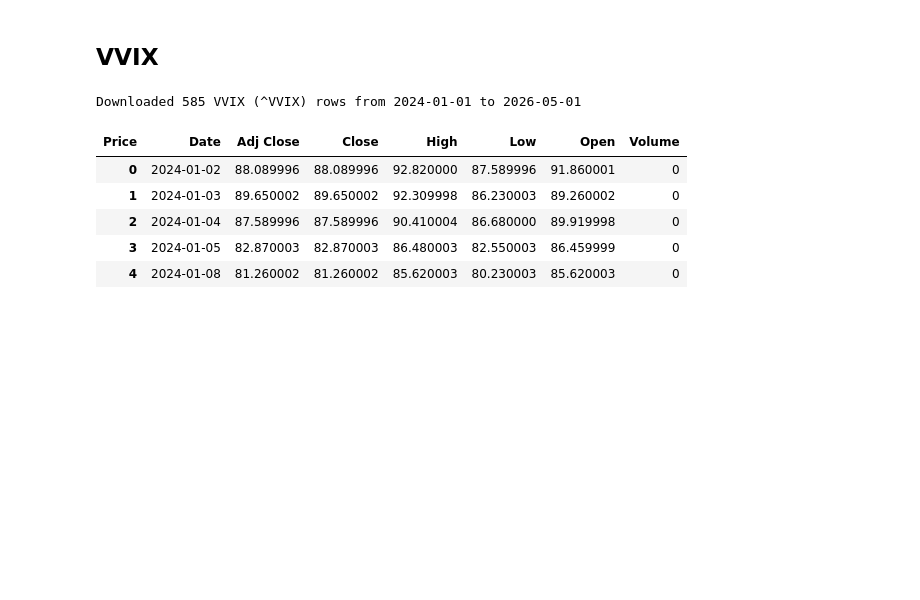
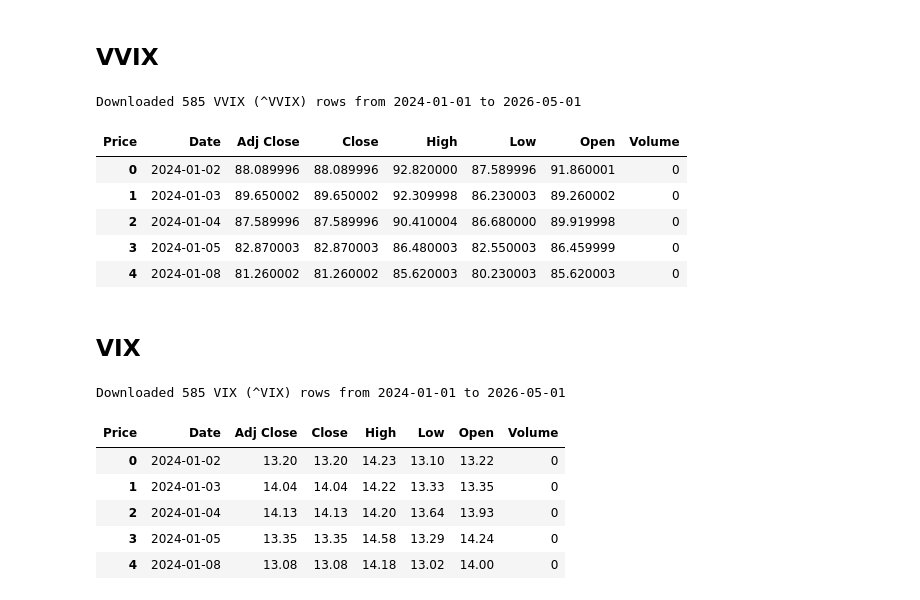
Before and after one commit to StevenYang23/VIX_Trading, a Jupyter notebook: data/Build_data.ipynb, the cells around one changed output. Saved outputs shown, nothing was run; the diff lists cells and outputs as text; code cells hidden in the pictures; blank space fills up the shorter version.

Commit message:
wait for data

```diff
--- a/data/Build_data.ipynb
+++ b/data/Build_data.ipynb
@@ -392,3 +395,40 @@ Downloaded 585 VVIX (^VVIX) rows from 2024-01-01 to 2026-05-01
 | 2 | 2024-01-04 | 87.589996 | 87.589996 | 90.410004 | 86.680000 | 89.919998 | 0 |
 | 3 | 2024-01-05 | 82.870003 | 82.870003 | 86.480003 | 82.550003 | 86.459999 | 0 |
 | 4 | 2024-01-08 | 81.260002 | 81.260002 | 85.620003 | 80.230003 | 85.620003 | 0 |
+# %% [markdown]
+## VIX
+# %%
+vix_start_date = "2024-01-01"
+vix_end_date = "2026-05-01"
+
+# yfinance end date is exclusive
+vix_end_exclusive = (pd.Timestamp(vix_end_date) + pd.Timedelta(days=1)).strftime("%Y-%m-%d")
+
+# CBOE VIX (volatility of VIX); Yahoo ticker ^VIX
+time.sleep(1)  # small gap helps avoid yfinance rate limits after other download cells
+
+vix_data = yf.download(
+    "^VIX",
+    start=vix_start_date,
+    end=vix_end_exclusive,
+    progress=False,
+    auto_adjust=False,
+)
+
+if isinstance(vix_data.columns, pd.MultiIndex):
+    vix_data = vix_data.copy()
+    vix_data.columns = vix_data.columns.droplevel(1)
+
+vix_data = vix_data.reset_index()
+vix_data.to_csv("vix_data.csv", index=False)
+
+print(f"Downloaded {len(vix_data)} VIX (^VIX) rows from {vix_start_date} to {vix_end_date}")
+vix_data.head()
+# %% [output]
+Downloaded 585 VIX (^VIX) rows from 2024-01-01 to 2026-05-01
+| Price | Date | Adj Close | Close | High | Low | Open | Volume |
+| 0 | 2024-01-02 | 13.20 | 13.20 | 14.23 | 13.10 | 13.22 | 0 |
+| 1 | 2024-01-03 | 14.04 | 14.04 | 14.22 | 13.33 | 13.35 | 0 |
+| 2 | 2024-01-04 | 14.13 | 14.13 | 14.20 | 13.64 | 13.93 | 0 |
+| 3 | 2024-01-05 | 13.35 | 13.35 | 14.58 | 13.29 | 14.24 | 0 |
+| 4 | 2024-01-08 | 13.08 | 13.08 | 14.18 | 13.02 | 14.00 | 0 |
```
Also changed, not shown: parts of 2 cells of this notebook, 7 other files.
